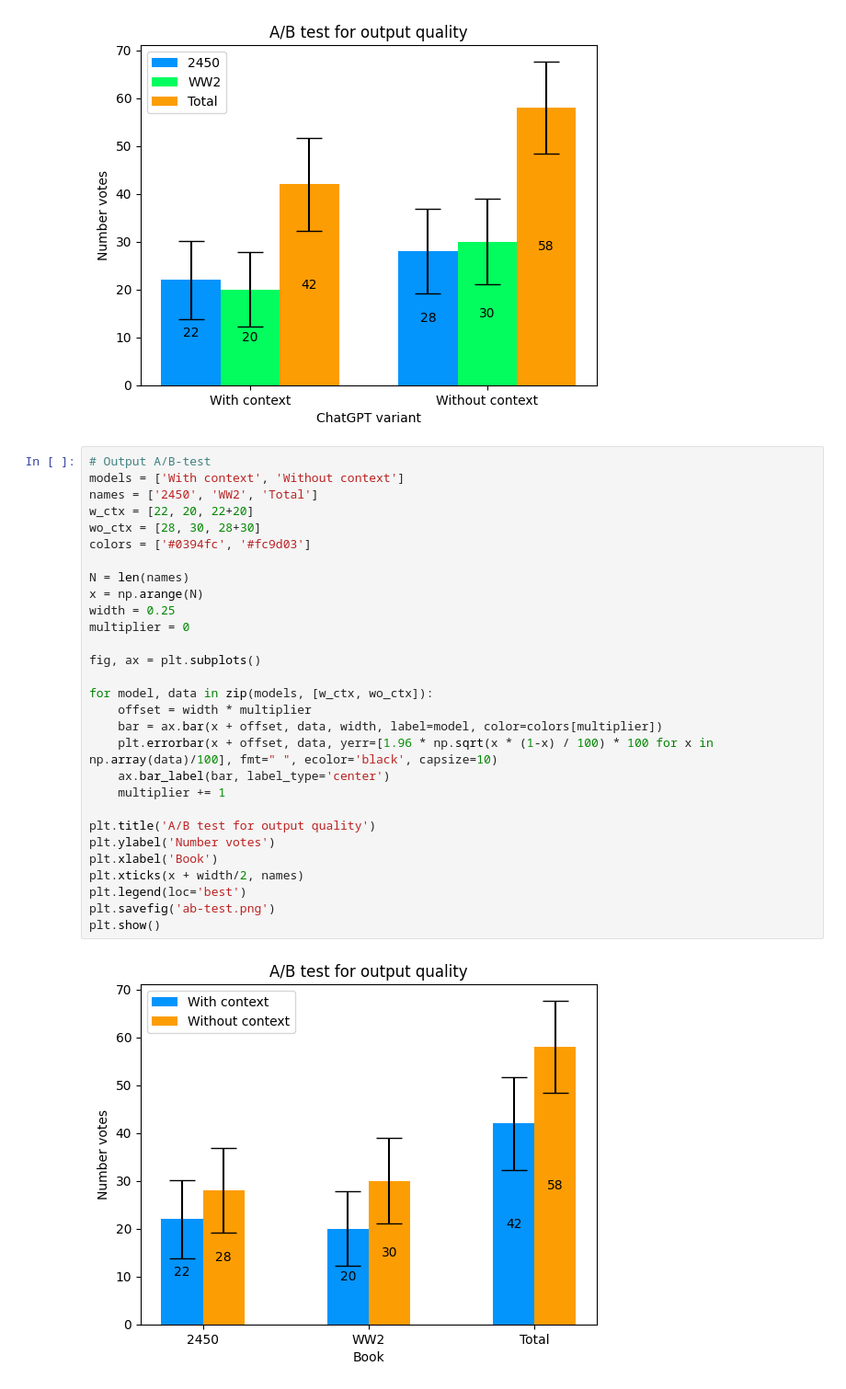
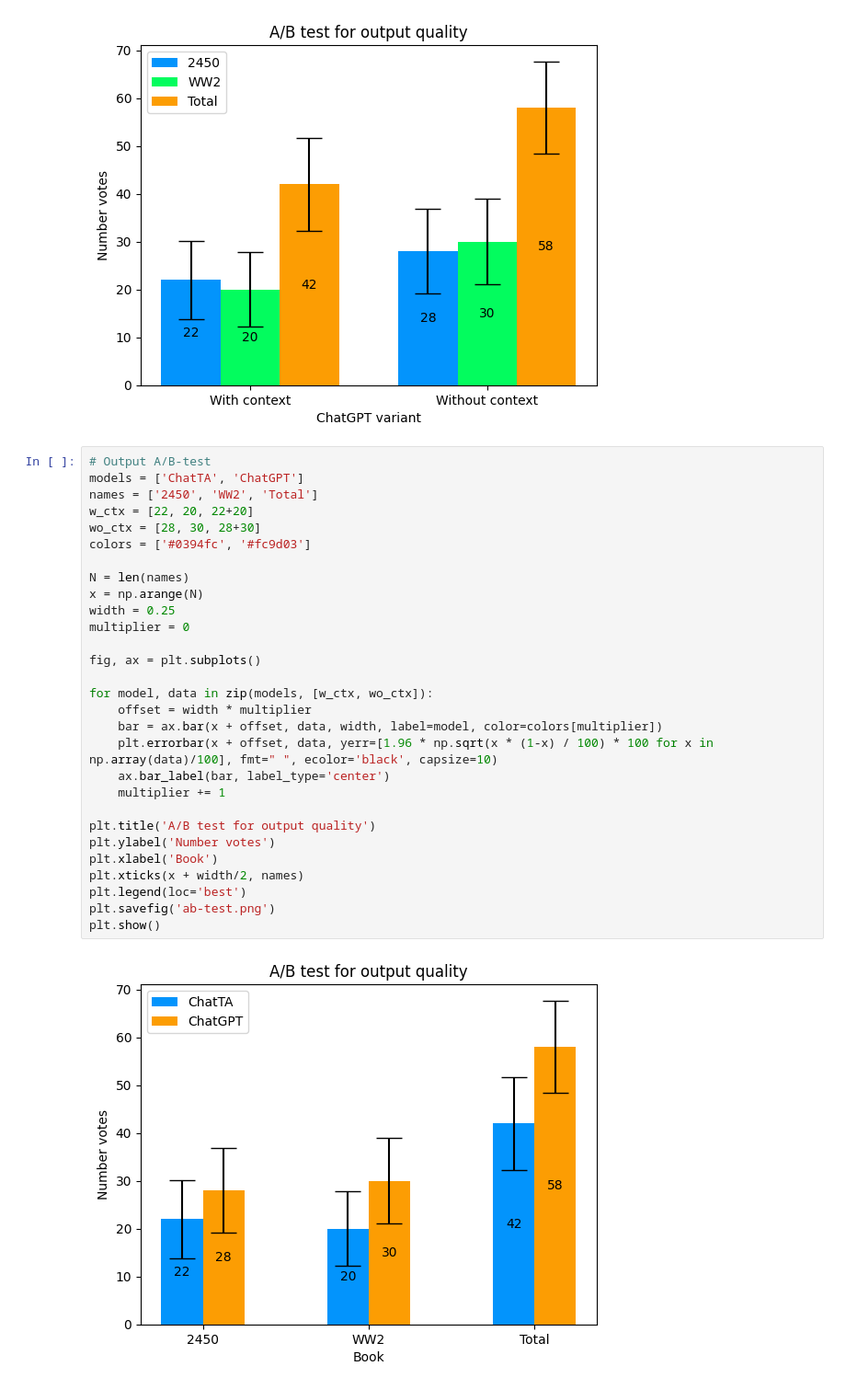
Before and after one commit to holmesec/Learning-with-ChatGPT-web-demo, a Jupyter notebook: dev/Statistics/AB-statistics.ipynb, the cells around one changed output. Shown at 92% size. Saved outputs shown, nothing was run; the diff lists cells and outputs as text.

Commit message:
Changed label in A/B plot

```diff
--- a/dev/Statistics/AB-statistics.ipynb
+++ b/dev/Statistics/AB-statistics.ipynb
@@ -65,32 +65,32 @@ plt.show()
 [figure]
 # %%
 # Output A/B-test
-models = ['With context', 'Without context']
+models = ['ChatTA', 'ChatGPT']
 names = ['2450', 'WW2', 'Total']
 w_ctx = [22, 20, 22+20]
 wo_ctx = [28, 30, 28+30]
 colors = ['#0394fc', '#fc9d03']
 
 N = len(names)
 x = np.arange(N)
 width = 0.25
 multiplier = 0
 
 fig, ax = plt.subplots()
 
 for model, data in zip(models, [w_ctx, wo_ctx]):
     offset = width * multiplier
     bar = ax.bar(x + offset, data, width, label=model, color=colors[multiplier])
     plt.errorbar(x + offset, data, yerr=[1.96 * np.sqrt(x * (1-x) / 100) * 100 for x in np.array(data)/100], fmt=" ", ecolor='black', capsize=10)
     ax.bar_label(bar, label_type='center')
     multiplier += 1
 
 plt.title('A/B test for output quality')
 plt.ylabel('Number votes')
 plt.xlabel('Book')
 plt.xticks(x + width/2, names)
 plt.legend(loc='best')
 plt.savefig('ab-test.png')
 plt.show()
 # %% [output]
-[figure, old version]
+[figure, new version]
```
Also changed, not shown: 1 other file.
